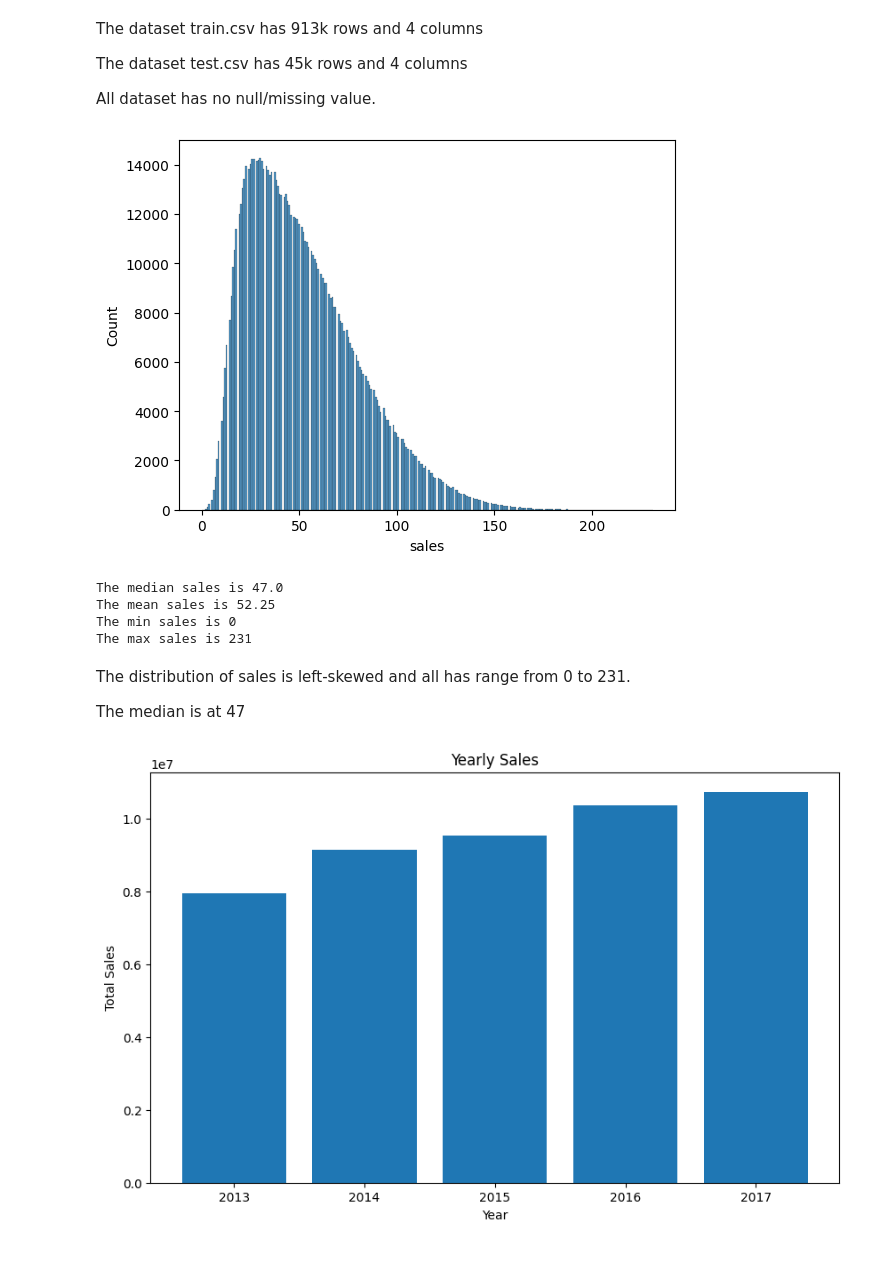
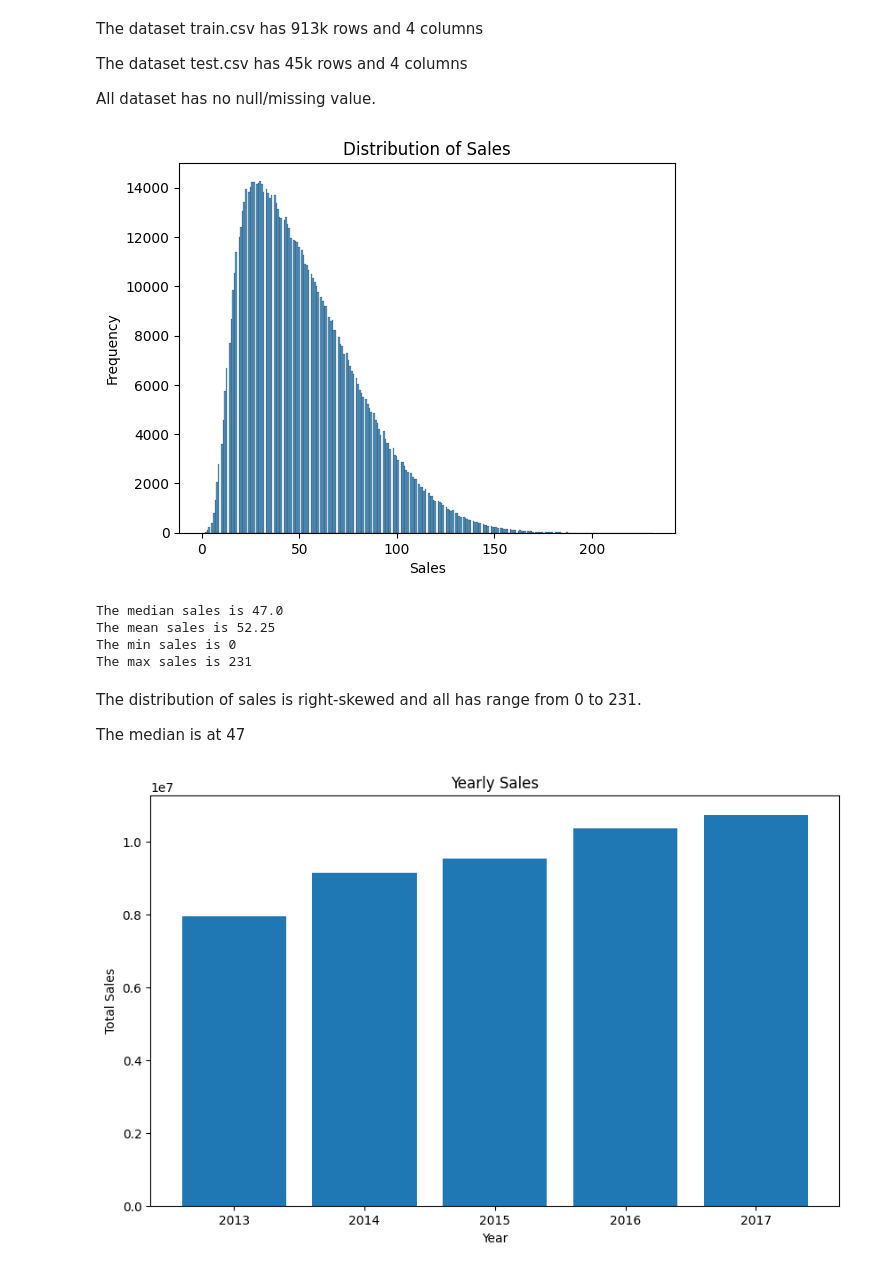
Before and after one commit to Th-Three/datascience_projects, a Jupyter notebook: python project/Store Item Demand Forecasting: Time Series Analysis/[Thanaphop]Time_series_sales_prediction.ipynb, the cells around one changed output. Drawn from its saved outputs; the diff is of its cells as text; code cells hidden in the pictures.

```diff
--- a/python project/Store Item Demand Forecasting: Time Series Analysis/[Thanaphop]Time_series_sales_prediction.ipynb
+++ b/python project/Store Item Demand Forecasting: Time Series Analysis/[Thanaphop]Time_series_sales_prediction.ipynb
@@ -66,25 +66,28 @@ All dataset has no null/missing value.
 # %%
 #create a histogram of sales distribution data
 sns.histplot(df_train['sales'])
+plt.xlabel('Sales')
+plt.ylabel('Frequency')
+plt.title('Distribution of Sales')
 plt.show()
 
 #print the median of sales
 print(f"The median sales is {df_train['sales'].median()}")
 
 #print the mean of sales in 2 decimal point
 print(f"The mean sales is {df_train['sales'].mean():.2f}")
 
 #print the min and max of sales
 print(f"The min sales is {df_train['sales'].min()}")
 print(f"The max sales is {df_train['sales'].max()}")
 # %% [output]
-[figure, old version]
+[figure, new version]
 The median sales is 47.0
 The mean sales is 52.25
 The min sales is 0
 The max sales is 231
 # %% [markdown]
-The distribution of sales is left-skewed and all has range from 0 to 231.
+The distribution of sales is right-skewed and all has range from 0 to 231.
 
 The median is at 47
 # %%
```
Also changed, not shown: parts of 41 cells of this notebook.
